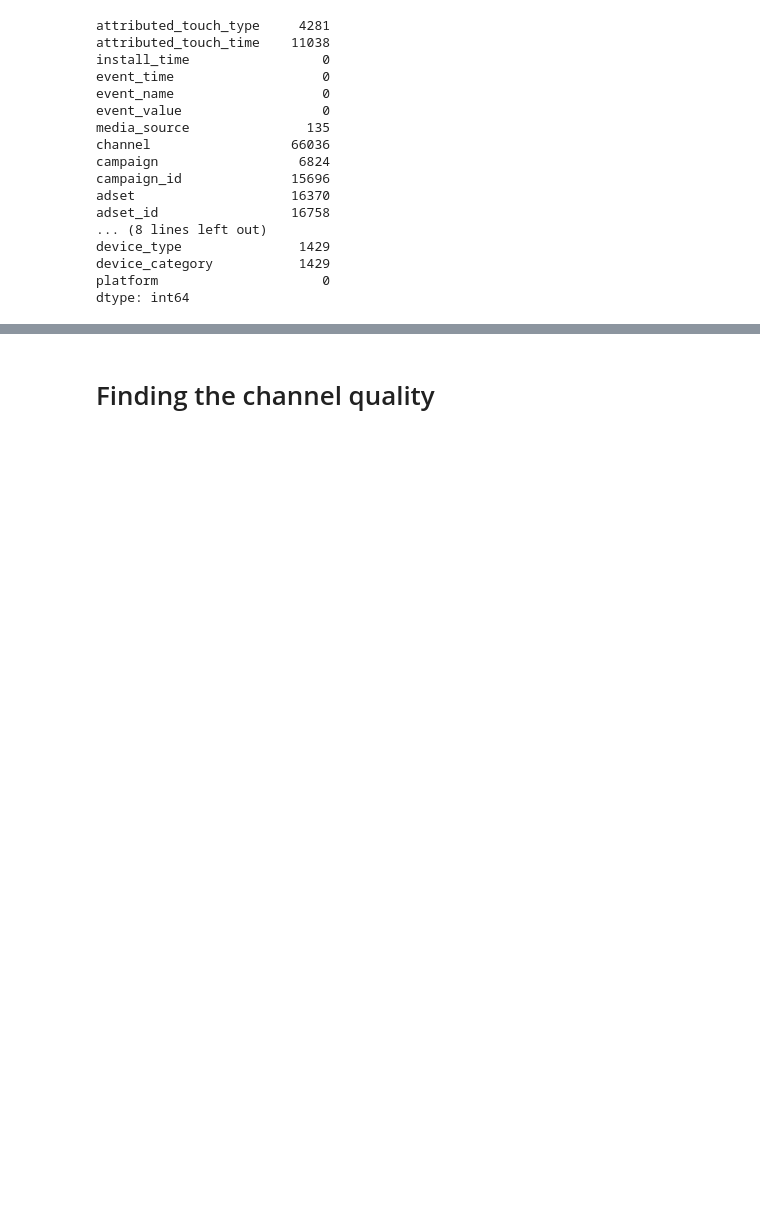
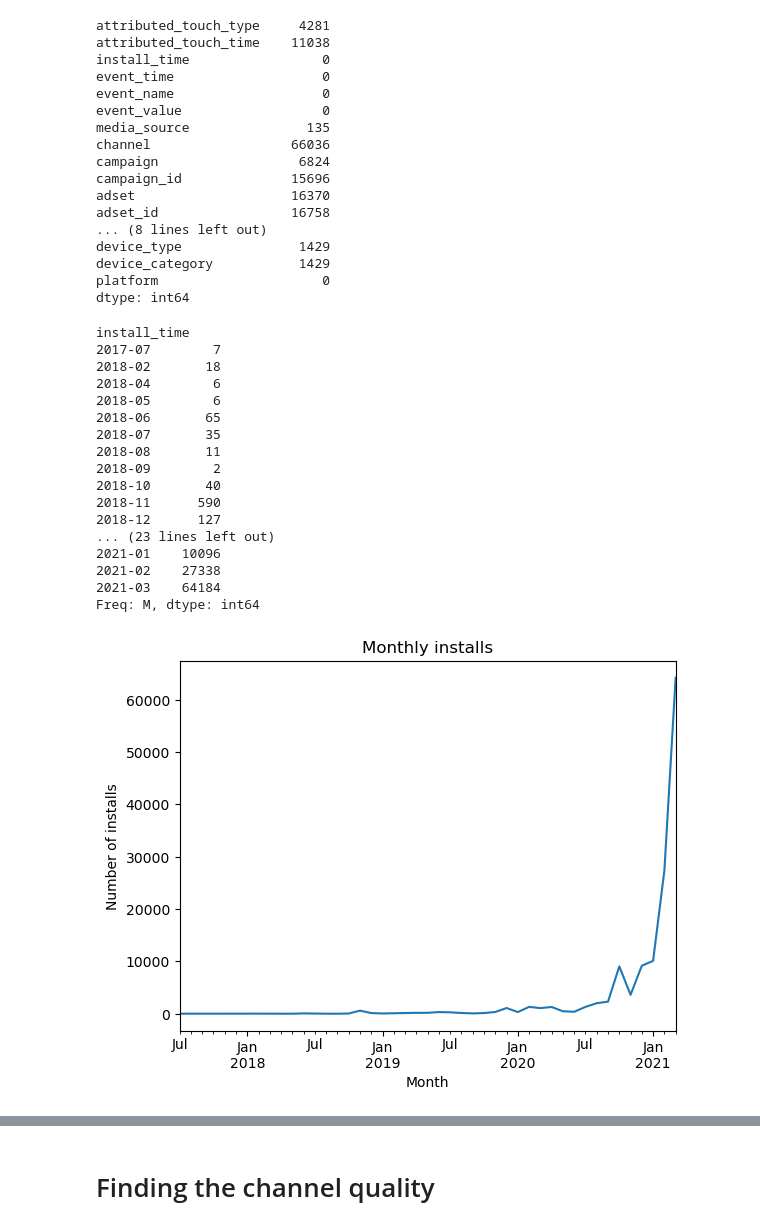
Before and after one commit to rakeshtparayil/Machine_Learning_Marketing, a Jupyter notebook: streaming.ipynb, the cells around one changed output, grey strips where cells are left out. Cells and saved outputs as stored; diff of their text form; code cells hidden in the pictures; blank space fills up the shorter version.

Commit message:
Starting EDA for Streaming

```diff
--- a/streaming.ipynb
+++ b/streaming.ipynb
@@ -116,3 +116,33 @@ streaming_copy = streaming.copy()
 
 #removing the unnecessary columns
 streaming_copy.drop(['channel','campaign_id', 'adset', 'adset_id', 'ad', 'ad_id', 'language', 'customer_user_id'], axis=1, inplace=True)
+# %%
+#finding the monthly installs
+monthly_installs = streaming_copy.groupby(streaming_copy['install_time'].dt.to_period('M')).size()
+print(monthly_installs)
+
+#create a line plot for monthly installs
+monthly_installs.plot(kind='line')
+plt.title('Monthly installs')
+plt.xlabel('Month')
+plt.ylabel('Number of installs')
+plt.show()
+# %% [output]
+install_time
+2017-07        7
+2018-02       18
+2018-04        6
+2018-05        6
+2018-06       65
+2018-07       35
+2018-08       11
+2018-09        2
+2018-10       40
+2018-11      590
+2018-12      127
+... (23 lines left out)
+2021-01    10096
+2021-02    27338
+2021-03    64184
+Freq: M, dtype: int64
+[figure, added]
```
Also changed, not shown: parts of 5 cells of this notebook.
